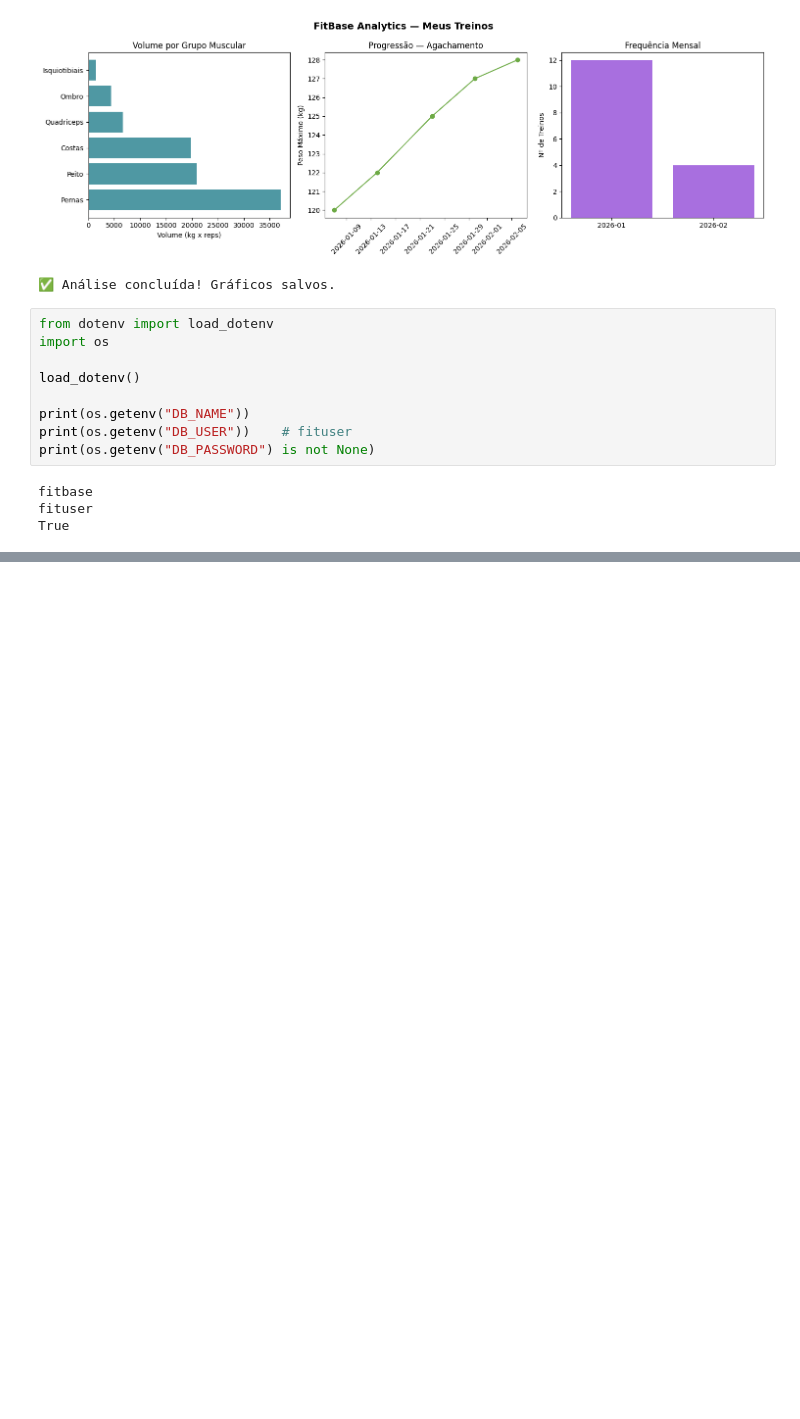
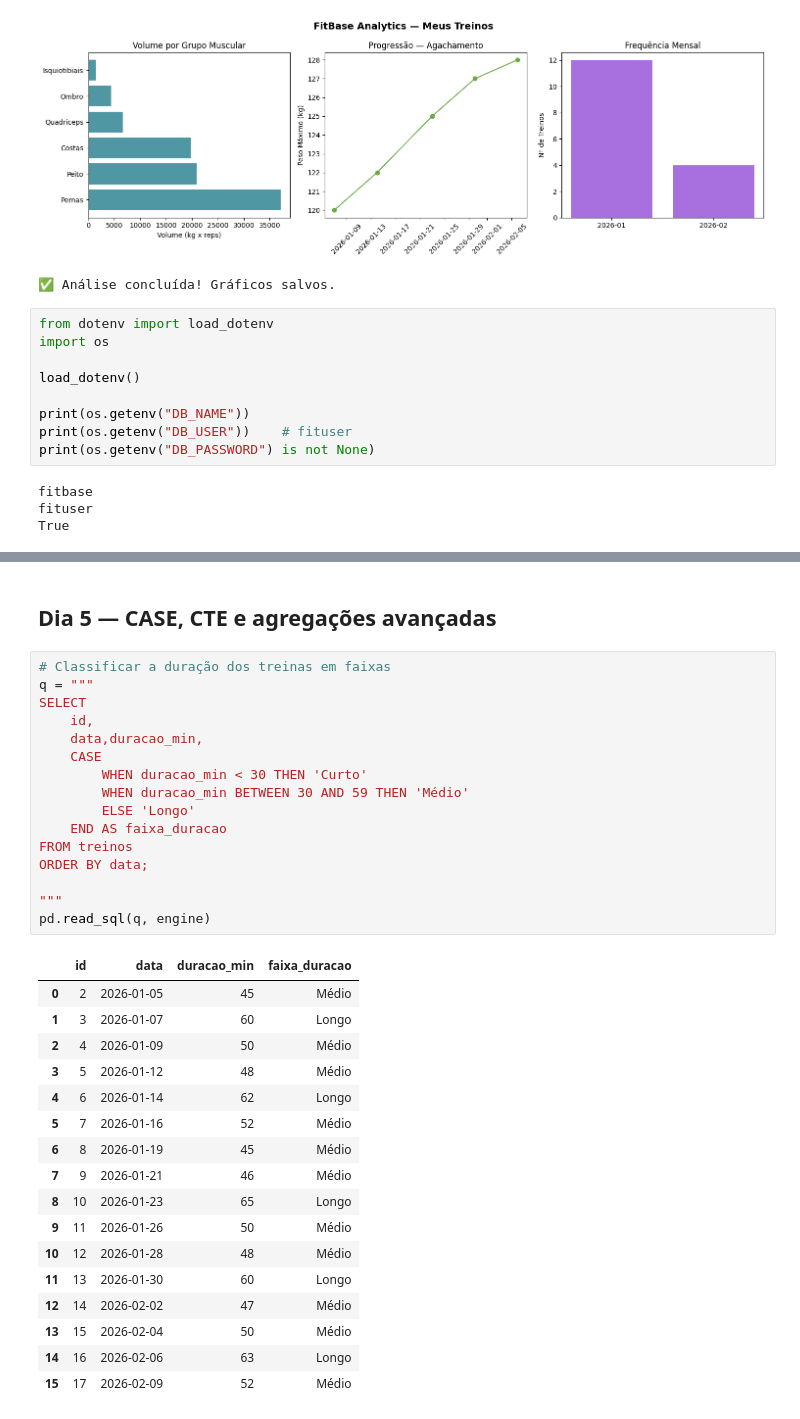
Before and after one commit to matheusramos20/fitbase-analise, a Jupyter notebook: 04_analise.ipynb, the cells around one changed output, grey strips where cells are left out. Cells and saved outputs as stored; diff of their text form; blank space fills up the shorter version.

```diff
--- a/04_analise.ipynb
+++ b/04_analise.ipynb
@@ -174,0 +539,36 @@ True
+# %% [markdown]
+## Dia 5 — CASE, CTE e agregações avançadas
+# %%
+# Classificar a duração dos treinas em faixas
+q = """
+SELECT
+    id,
+    data,duracao_min,
+    CASE
+        WHEN duracao_min < 30 THEN 'Curto'
+        WHEN duracao_min BETWEEN 30 AND 59 THEN 'Médio'
+        ELSE 'Longo'
+    END AS faixa_duracao
+FROM treinos
+ORDER BY data;
+
+"""
+pd.read_sql(q, engine)
+# %% [output]
+|  | id | data | duracao_min | faixa_duracao |
+| 0 | 2 | 2026-01-05 | 45 | Médio |
+| 1 | 3 | 2026-01-07 | 60 | Longo |
+| 2 | 4 | 2026-01-09 | 50 | Médio |
+| 3 | 5 | 2026-01-12 | 48 | Médio |
+| 4 | 6 | 2026-01-14 | 62 | Longo |
+| 5 | 7 | 2026-01-16 | 52 | Médio |
+| 6 | 8 | 2026-01-19 | 45 | Médio |
+| 7 | 9 | 2026-01-21 | 46 | Médio |
+| 8 | 10 | 2026-01-23 | 65 | Longo |
+| 9 | 11 | 2026-01-26 | 50 | Médio |
+| 10 | 12 | 2026-01-28 | 48 | Médio |
+| 11 | 13 | 2026-01-30 | 60 | Longo |
+| 12 | 14 | 2026-02-02 | 47 | Médio |
+| 13 | 15 | 2026-02-04 | 50 | Médio |
+| 14 | 16 | 2026-02-06 | 63 | Longo |
+| 15 | 17 | 2026-02-09 | 52 | Médio |
```
Also changed, not shown: parts of 21 cells of this notebook.
